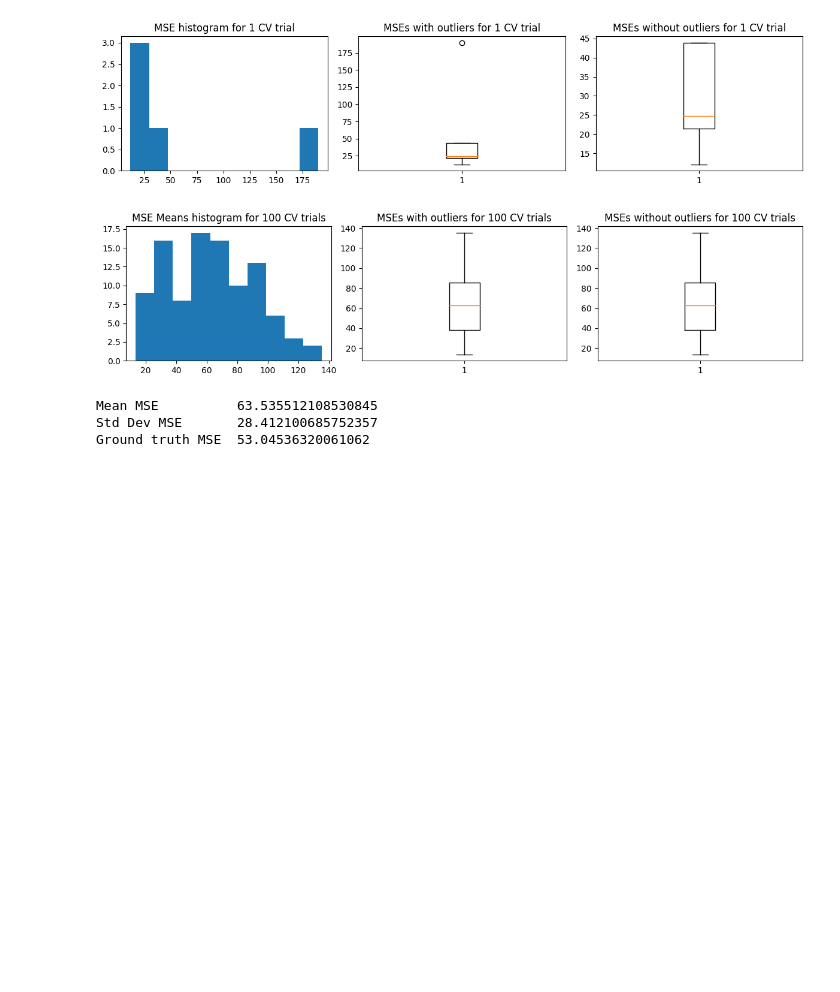
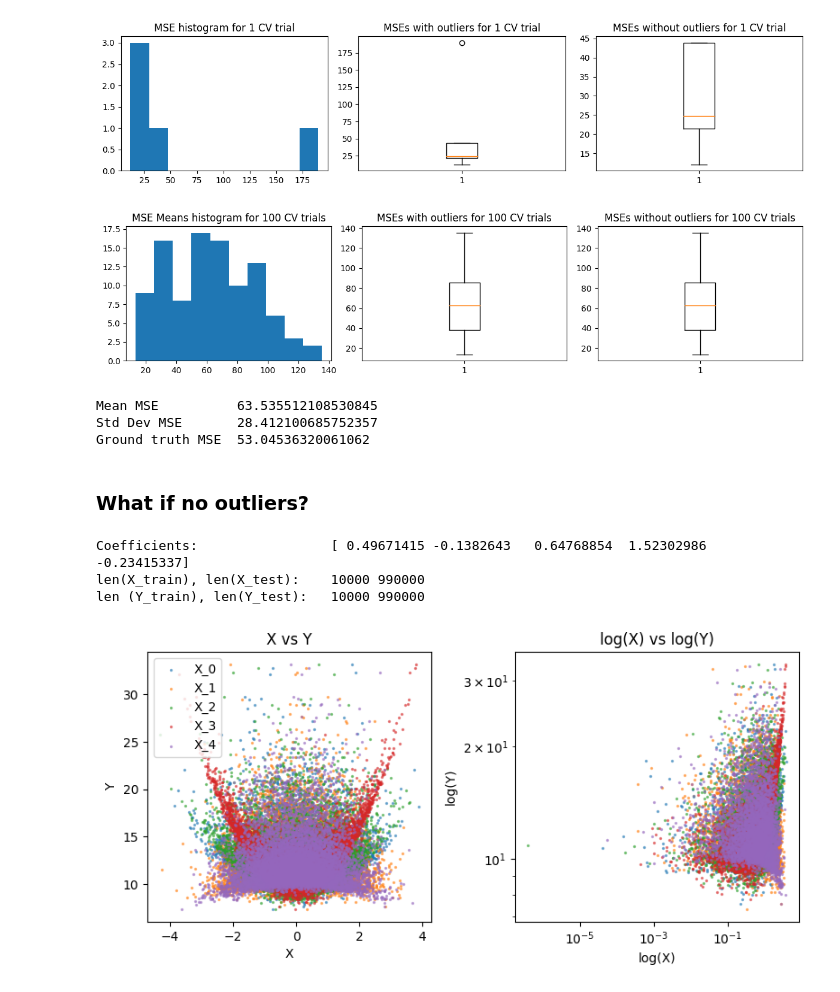
Before and after one commit to PrinceJavier/princejavier.github.io, a Jupyter notebook: _sources/supervised_learning/k_fold_cv.ipynb, the cells around one changed output. Drawn from its saved outputs; the diff is of its cells as text; code cells hidden in the pictures; blank space fills up the shorter version.

```diff
--- a/_sources/supervised_learning/k_fold_cv.ipynb
+++ b/_sources/supervised_learning/k_fold_cv.ipynb
@@ -64,9 +68,9 @@ def gen_func(n=1000000, n_predictors=5, p_leverage=0.001, mult_leverage=10, seed
 # %% [markdown]
 We generate 1 million datapoints from our generator. 10,000 are randomly selected to be the training data (from which we will derive the validation sets as well)
 # %%
-def gen_train_test(N, N_train):
+def gen_train_test(N, N_train, **kwargs):
 
-    X, Y, coeffs = gen_func(n=N, n_predictors=5, p_leverage=0.0001, mult_leverage=10, seed=42)
+    X, Y, coeffs = gen_func(**kwargs)
     inds = np.arange(N)
     np.random.seed(42)
     np.random.shuffle(inds)
@@ -408,3 +413,17 @@ compare_w_test_mse(mse_means, X_train, Y_train, X_test, Y_test)
 Mean MSE          63.535512108530845
 Std Dev MSE       28.412100685752357
 Ground truth MSE  53.04536320061062
+# %% [markdown]
+### What if no outliers?
+# %%
+N = 1000000
+N_train = 10000
+kwargs = dict(n=N, n_predictors=5, p_leverage=0.000, mult_leverage=10, seed=42)
+X_train, X_test, Y_train, Y_test = gen_train_test(N, N_train, **kwargs)
+
+plot_data(X_train, Y_train)
+# %% [output]
+Coefficients:                 [ 0.49671415 -0.1382643   0.64768854  1.52302986 -0.23415337]
+len(X_train), len(X_test):    10000 990000
+len (Y_train), len(Y_test):   10000 990000
+[figure, added]
```
Also changed, not shown: parts of 15 cells of this notebook, 7 other files.
